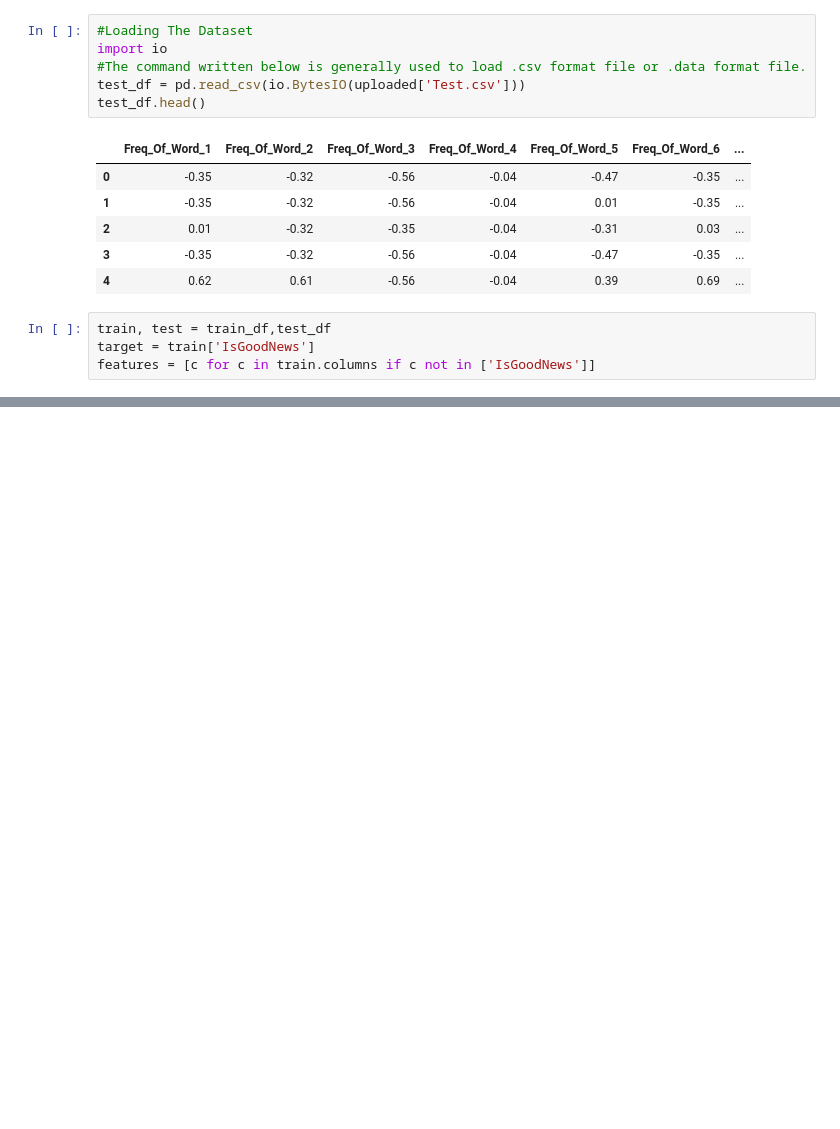
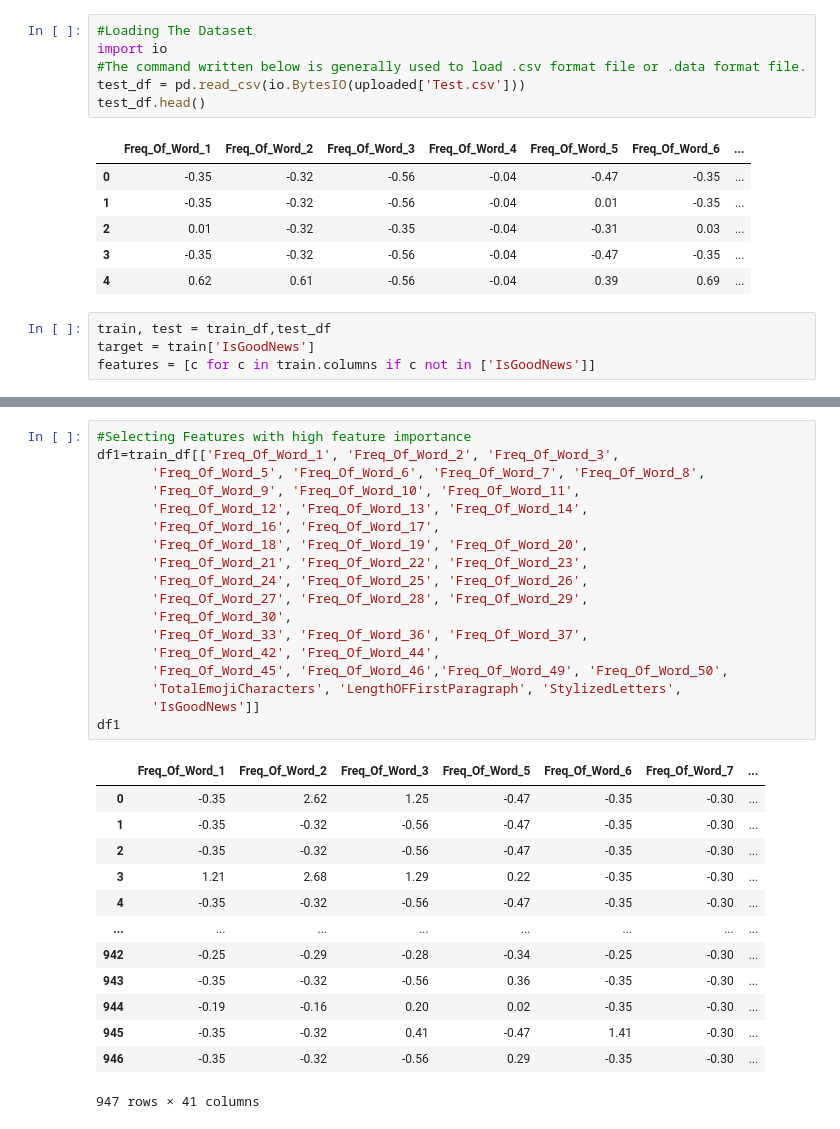
Before and after one commit to panchamdesai777/Hackathons, a Jupyter notebook: hackathon_3.ipynb, the cells around one changed output, grey strips where cells are left out. Cells and saved outputs as stored; diff of their text form; blank space fills up the shorter version.

```diff
--- a/hackathon_3.ipynb
+++ b/hackathon_3.ipynb
@@ -198,0 +200,32 @@ feature_importance_df[feature_importance_df['importance']<=0]
+# %%
+#Selecting Features with high feature importance
+df1=train_df[['Freq_Of_Word_1', 'Freq_Of_Word_2', 'Freq_Of_Word_3',
+       'Freq_Of_Word_5', 'Freq_Of_Word_6', 'Freq_Of_Word_7', 'Freq_Of_Word_8',
+       'Freq_Of_Word_9', 'Freq_Of_Word_10', 'Freq_Of_Word_11',
+       'Freq_Of_Word_12', 'Freq_Of_Word_13', 'Freq_Of_Word_14',
+       'Freq_Of_Word_16', 'Freq_Of_Word_17',
+       'Freq_Of_Word_18', 'Freq_Of_Word_19', 'Freq_Of_Word_20',
+       'Freq_Of_Word_21', 'Freq_Of_Word_22', 'Freq_Of_Word_23',
+       'Freq_Of_Word_24', 'Freq_Of_Word_25', 'Freq_Of_Word_26',
+       'Freq_Of_Word_27', 'Freq_Of_Word_28', 'Freq_Of_Word_29',
+       'Freq_Of_Word_30',
+       'Freq_Of_Word_33', 'Freq_Of_Word_36', 'Freq_Of_Word_37',
+       'Freq_Of_Word_42', 'Freq_Of_Word_44',
+       'Freq_Of_Word_45', 'Freq_Of_Word_46','Freq_Of_Word_49', 'Freq_Of_Word_50',
+       'TotalEmojiCharacters', 'LengthOFFirstParagraph', 'StylizedLetters',
+       'IsGoodNews']]
+df1
+# %% [output]
+|  | Freq_Of_Word_1 | Freq_Of_Word_2 | Freq_Of_Word_3 | Freq_Of_Word_5 | Freq_Of_Word_6 | Freq_Of_Word_7 | ... |
+| 0 | -0.35 | 2.62 | 1.25 | -0.47 | -0.35 | -0.30 | ... |
+| 1 | -0.35 | -0.32 | -0.56 | -0.47 | -0.35 | -0.30 | ... |
+| 2 | -0.35 | -0.32 | -0.56 | -0.47 | -0.35 | -0.30 | ... |
+| 3 | 1.21 | 2.68 | 1.29 | 0.22 | -0.35 | -0.30 | ... |
+| 4 | -0.35 | -0.32 | -0.56 | -0.47 | -0.35 | -0.30 | ... |
+| ... | ... | ... | ... | ... | ... | ... | ... |
+| 942 | -0.25 | -0.29 | -0.28 | -0.34 | -0.25 | -0.30 | ... |
+| 943 | -0.35 | -0.32 | -0.56 | 0.36 | -0.35 | -0.30 | ... |
+| 944 | -0.19 | -0.16 | 0.20 | 0.02 | -0.35 | -0.30 | ... |
+| 945 | -0.35 | -0.32 | 0.41 | -0.47 | 1.41 | -0.30 | ... |
+| 946 | -0.35 | -0.32 | -0.56 | 0.29 | -0.35 | -0.30 | ... |
+947 rows × 41 columns
```
Also changed, not shown: parts of 14 cells of this notebook.
